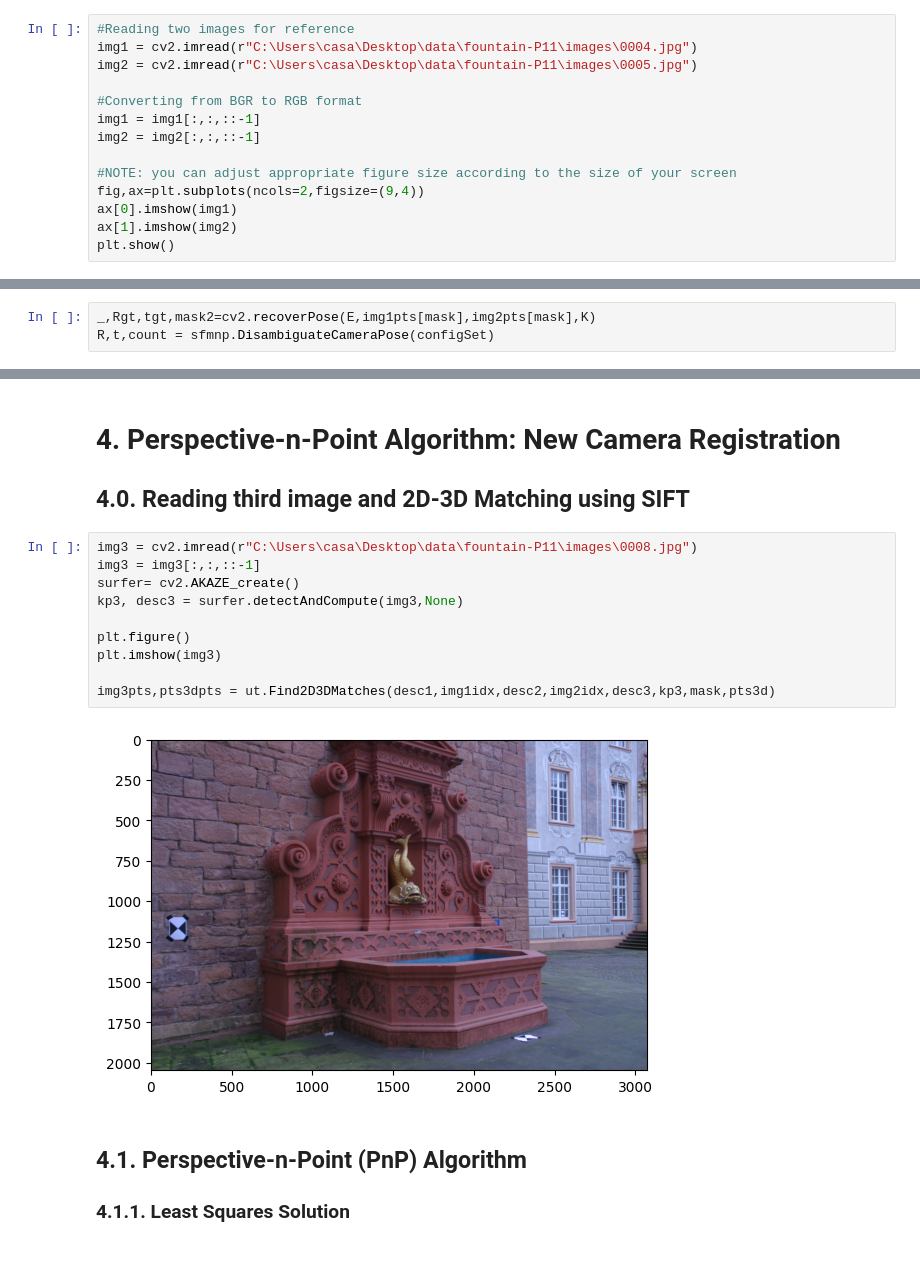
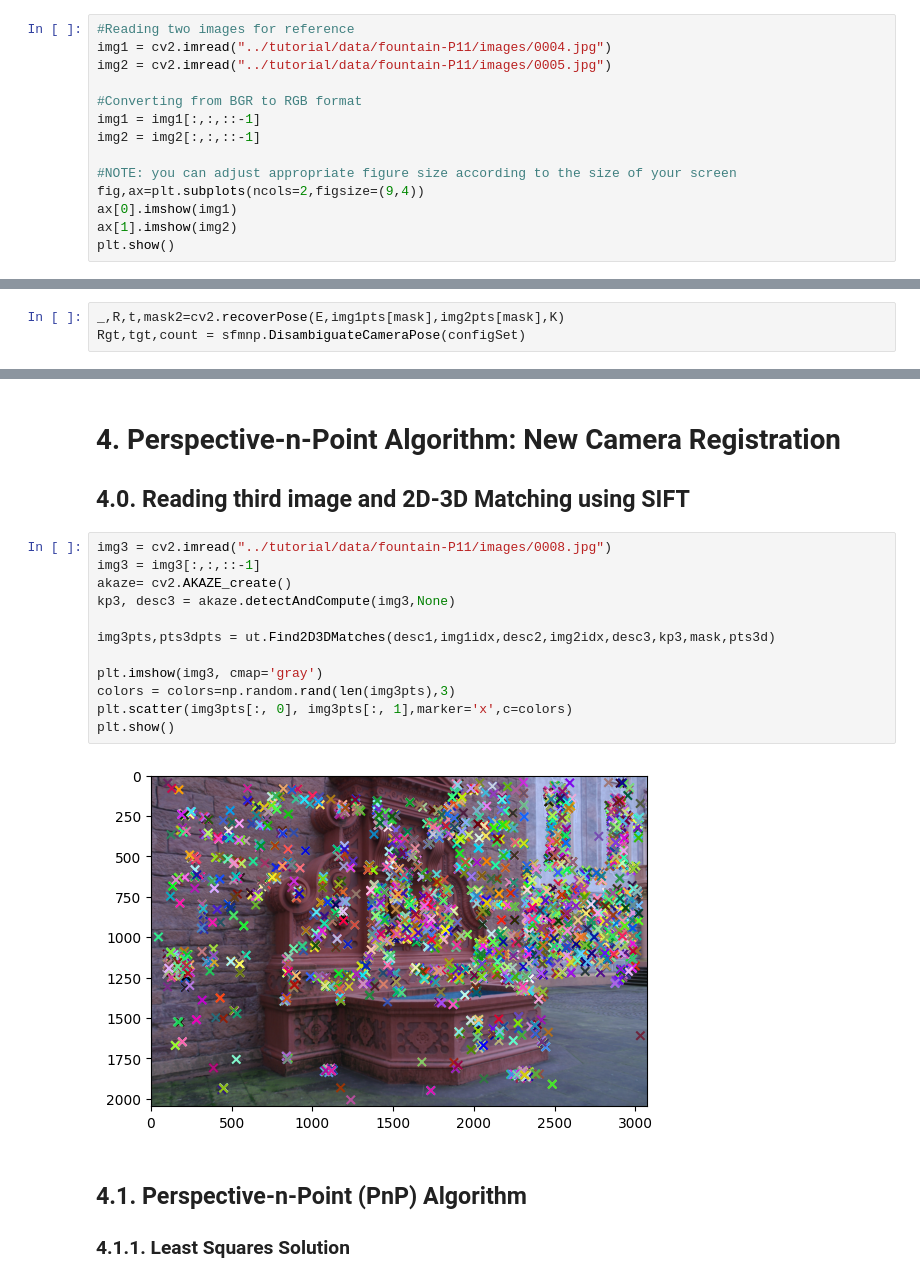
Before and after one commit to rotellini9809/computer_vision_project, a Jupyter notebook: structure-from-motion-master/tutorial/tutorial.ipynb, the cells around one changed output, grey strips where cells are left out. Cells and saved outputs as stored; diff of their text form.

```diff
--- a/structure-from-motion-master/tutorial/tutorial.ipynb
+++ b/structure-from-motion-master/tutorial/tutorial.ipynb
@@ -31,8 +34,8 @@ import numpy as np
 ## 2.0. Reading a pair of images, and comparing SIFT matches
 # %%
 #Reading two images for reference
-img1 = cv2.imread(r"C:\Users\casa\Desktop\data\fountain-P11\images\0004.jpg")
-img2 = cv2.imread(r"C:\Users\casa\Desktop\data\fountain-P11\images\0005.jpg")
+img1 = cv2.imread("../tutorial/data/fountain-P11/images/0004.jpg")
+img2 = cv2.imread("../tutorial/data/fountain-P11/images/0005.jpg")
 
 #Converting from BGR to RGB format
 img1 = img1[:,:,::-1]
@@ -214,8 +219,8 @@ for cs in configSet:
 # %% [markdown]
 ## 3.3. Camera Pose Disambiguation
 # %%
-_,Rgt,tgt,mask2=cv2.recoverPose(E,img1pts[mask],img2pts[mask],K)
-R,t,count = sfmnp.DisambiguateCameraPose(configSet)
+_,R,t,mask2=cv2.recoverPose(E,img1pts[mask],img2pts[mask],K)
+Rgt,tgt,count = sfmnp.DisambiguateCameraPose(configSet)
 # %%
 print (R)
 
@@ -303,17 +309,19 @@ ut.DrawCorrespondences(img2,img2pts[mask],img2ptsReproj,ax)
 
 ## 4.0. Reading third image and 2D-3D Matching using SIFT
 # %%
-img3 = cv2.imread(r"C:\Users\casa\Desktop\data\fountain-P11\images\0008.jpg")
+img3 = cv2.imread("../tutorial/data/fountain-P11/images/0008.jpg")
 img3 = img3[:,:,::-1]
-surfer= cv2.AKAZE_create()
-kp3, desc3 = surfer.detectAndCompute(img3,None)
-
-plt.figure()
-plt.imshow(img3)
+akaze= cv2.AKAZE_create()
+kp3, desc3 = akaze.detectAndCompute(img3,None)
 
 img3pts,pts3dpts = ut.Find2D3DMatches(desc1,img1idx,desc2,img2idx,desc3,kp3,mask,pts3d)
+
+plt.imshow(img3, cmap='gray')
+colors = colors=np.random.rand(len(img3pts),3)
+plt.scatter(img3pts[:, 0], img3pts[:, 1],marker='x',c=colors)
+plt.show()
 # %% [output]
-[figure, old version]
+[figure, new version]
 # %% [markdown]
 ## 4.1. Perspective-n-Point (PnP) Algorithm
 
```
Also changed, not shown: parts of 10 cells of this notebook, 3 other files.
